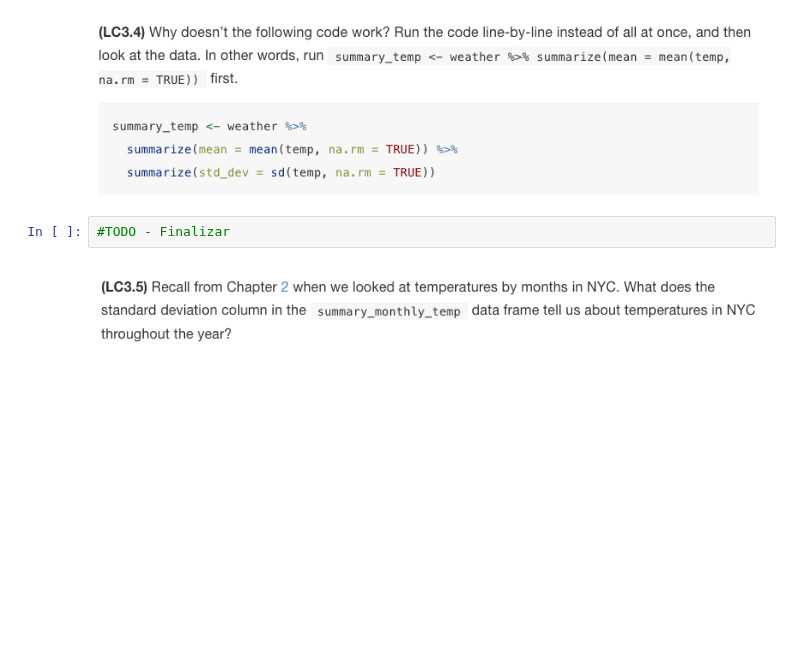
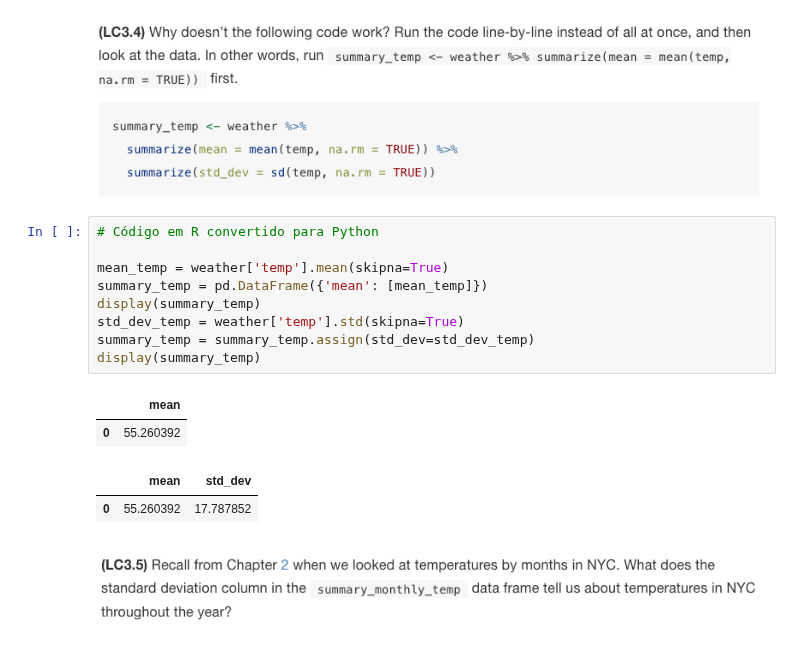
Before and after one commit to pdcos/analise_visual_ciencia_de_dados, a Jupyter notebook: participacao_6/solutions_6.ipynb, the cells around one changed output. Cells and saved outputs as stored; diff of their text form; blank space fills up the shorter version.

```diff
--- a/participacao_6/solutions_6.ipynb
+++ b/participacao_6/solutions_6.ipynb
@@ -630,7 +635,19 @@ weather.head()
 # %% [markdown]
 ![image.png](attachment:image.png)
-# %%
-#TODO - Finalizar
+# %%
+# Código em R convertido para Python
+
+mean_temp = weather['temp'].mean(skipna=True)
+summary_temp = pd.DataFrame({'mean': [mean_temp]})
+display(summary_temp)
+std_dev_temp = weather['temp'].std(skipna=True)
+summary_temp = summary_temp.assign(std_dev=std_dev_temp)
+display(summary_temp)
+# %% [output]
+|  | mean |
+| 0 | 55.260392 |
+|  | mean | std_dev |
+| 0 | 55.260392 | 17.787852 |
 # %% [markdown]
 ![image.png](attachment:image.png)
 # %%
```
Also changed, not shown: parts of 8 cells of this notebook.
